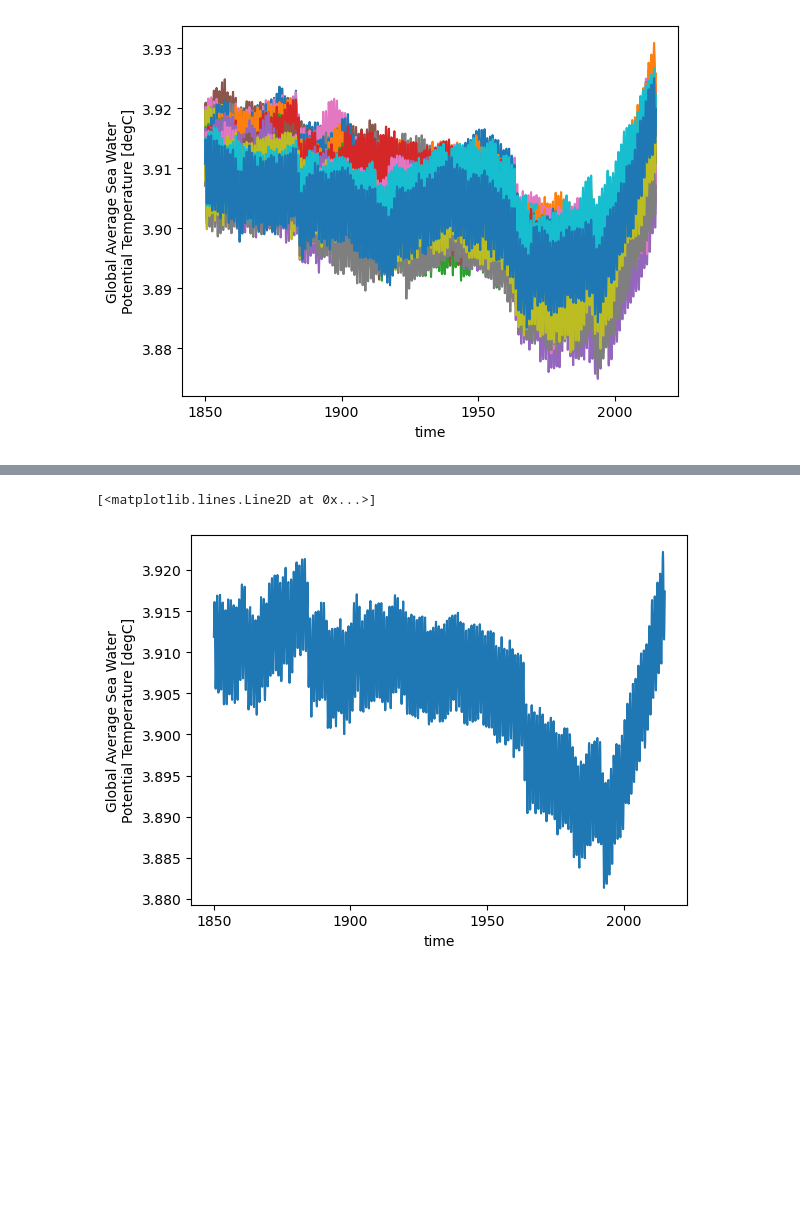
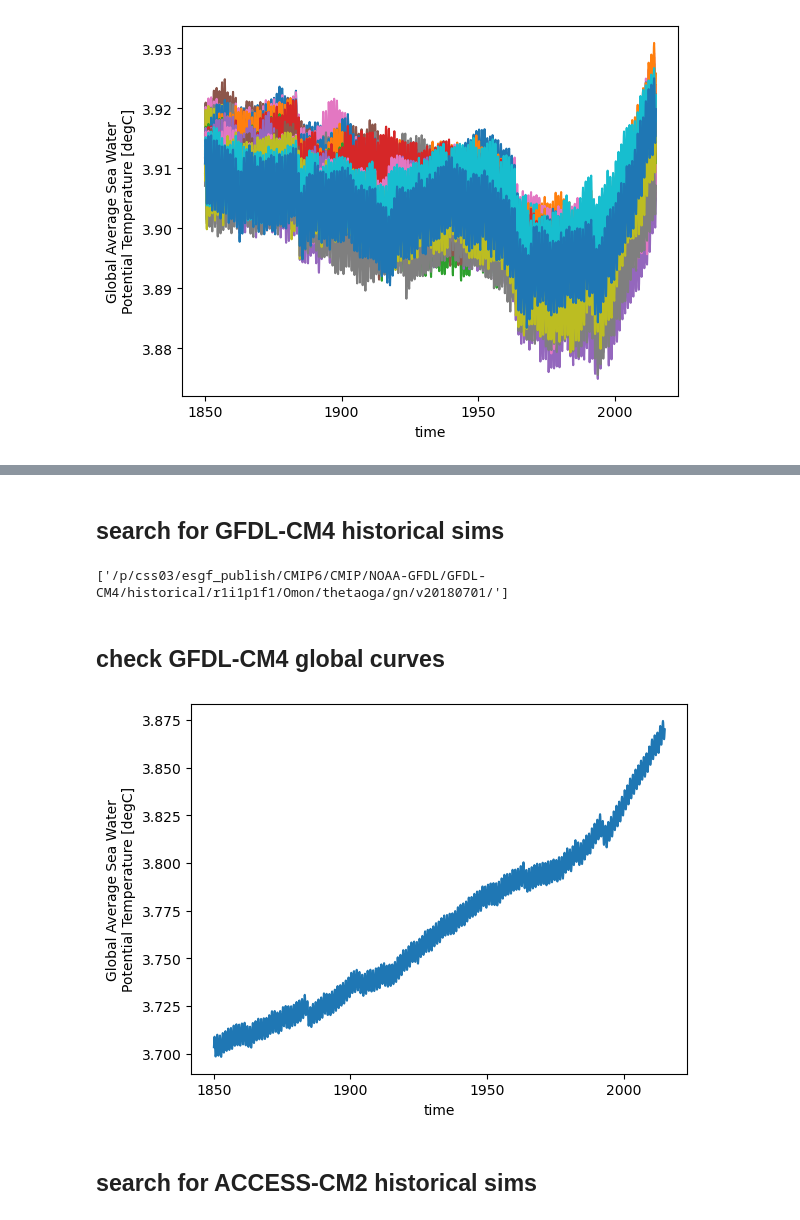
Before and after one commit to durack1/notebooks, a Jupyter notebook: jlnbs/CMIP6-OHC.ipynb, the cells around one changed output, grey strips where cells are left out. Saved outputs shown, nothing was run; the diff lists cells and outputs as text; code cells hidden in the pictures; blank space fills up the shorter version.

Commit message:
update with GFDL-CM4, ACCESS-CM2 egs

```diff
--- a/jlnbs/CMIP6-OHC.ipynb
+++ b/jlnbs/CMIP6-OHC.ipynb
@@ -128,5 +73,19 @@ Golaz, J.-C., L. P. Van Roekel, X. Zheng and co-authors, 2022: The DOE E3SM Mode
+# %% [markdown]
+## search for GFDL-CM4 historical sims
 # %%
-ds['thetaoga'].plot()
+dpaths = xs.findPaths('historical', 'thetaoga', 'mon', realm='ocean', cmipTable='Omon')
+#print(dpaths.keys())
+sims = xs.getValuesForFacet(dpaths, 'model', 'GFDL-CM4')
+sims
 # %% [output]
-[<matplotlib.lines.Line2D at 0x...>]
+['/p/css03/esgf_publish/CMIP6/CMIP/NOAA-GFDL/GFDL-CM4/historical/r1i1p1f1/Omon/thetaoga/gn/v20180701/']
-[figure, removed]
+# %% [markdown]
+## check GFDL-CM4 global curves
+# %%
+for sim in sims:
+    ds = xc.open_mfdataset(sim)
+    ds['thetaoga'].plot()
+# %% [output]
+[figure, added]
+# %% [markdown]
+## search for ACCESS-CM2 historical sims
```
Also changed, not shown: parts of 5 cells of this notebook.
